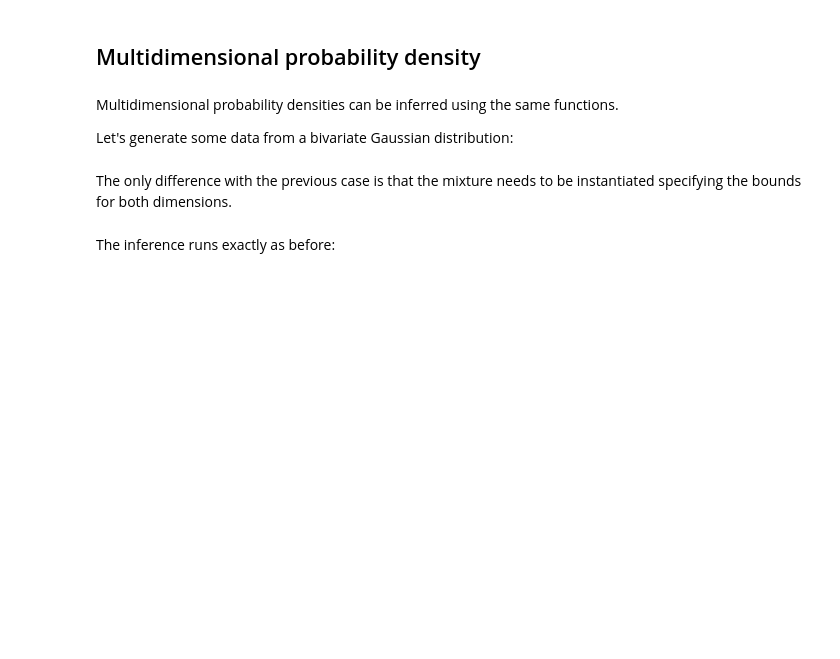
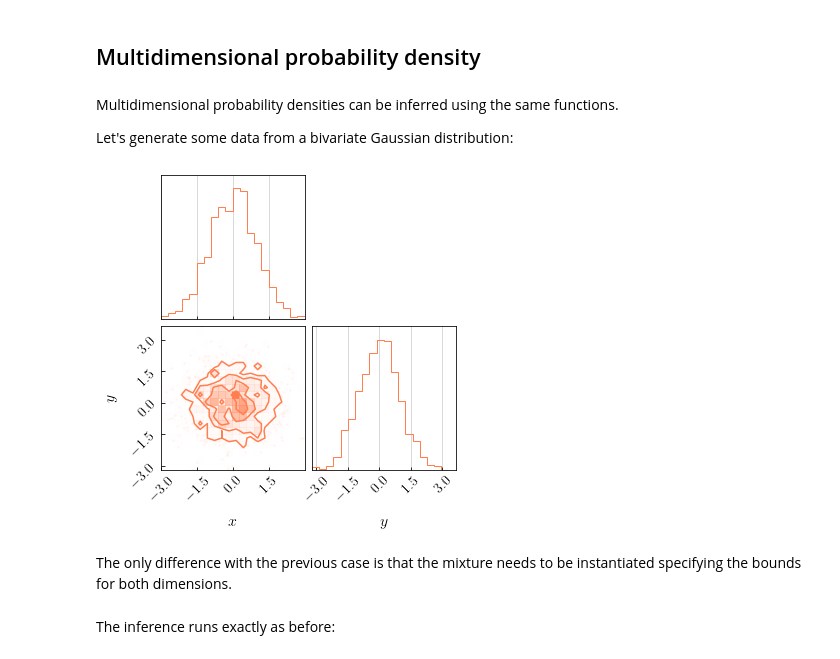
Before and after one commit to sterinaldi/FIGARO, a Jupyter notebook: notebooks/introductive_guide.ipynb, the cells around one changed output. Drawn from its saved outputs; the diff is of its cells as text; code cells hidden in the pictures; blank space fills up the shorter version.

```diff
--- a/notebooks/introductive_guide.ipynb
+++ b/notebooks/introductive_guide.ipynb
@@ -174,11 +194,13 @@ Let's generate some data from a bivariate Gaussian distribution:
 # %%
 from scipy.stats import multivariate_normal as mn
 from corner import corner
 
 n_samps = 1000
 samples = mn(np.zeros(2), np.identity(2)).rvs(n_samps)
 
-c = corner(samples, color = 'orange', labels = ['$x$','$y$'], hist_kwargs={'density':True})
+c = corner(samples, color = 'coral', labels = ['$x$','$y$'], hist_kwargs={'density':True})
+# %% [output]
+[figure, added]
 # %% [markdown]
 The only difference with the previous case is that the mixture needs to be instantiated specifying the bounds for both dimensions.
 # %%
```
Also changed, not shown: parts of 11 cells of this notebook.
